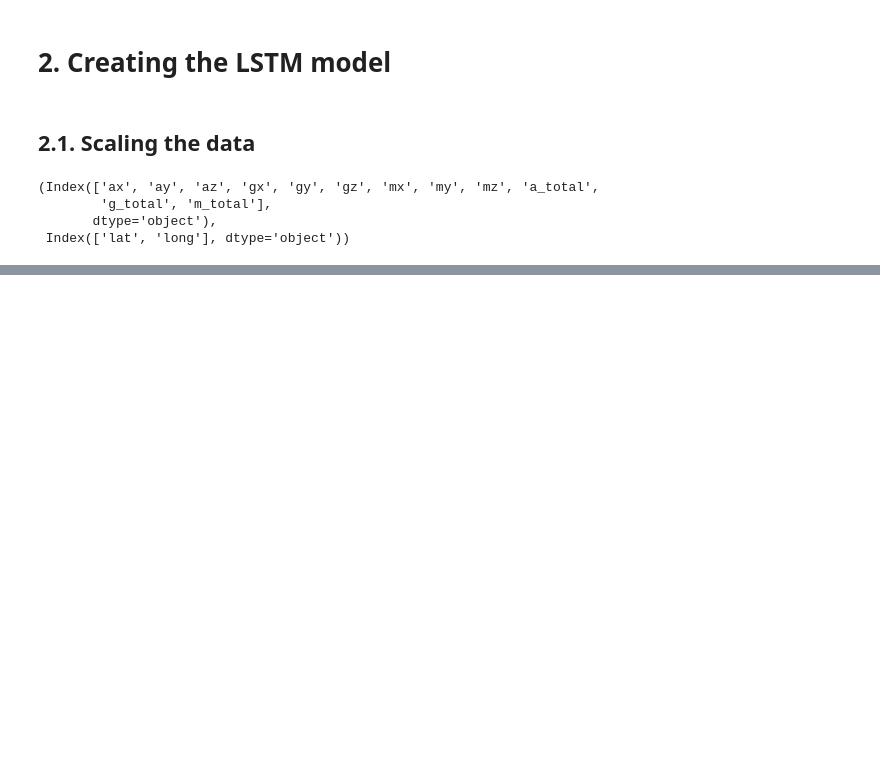
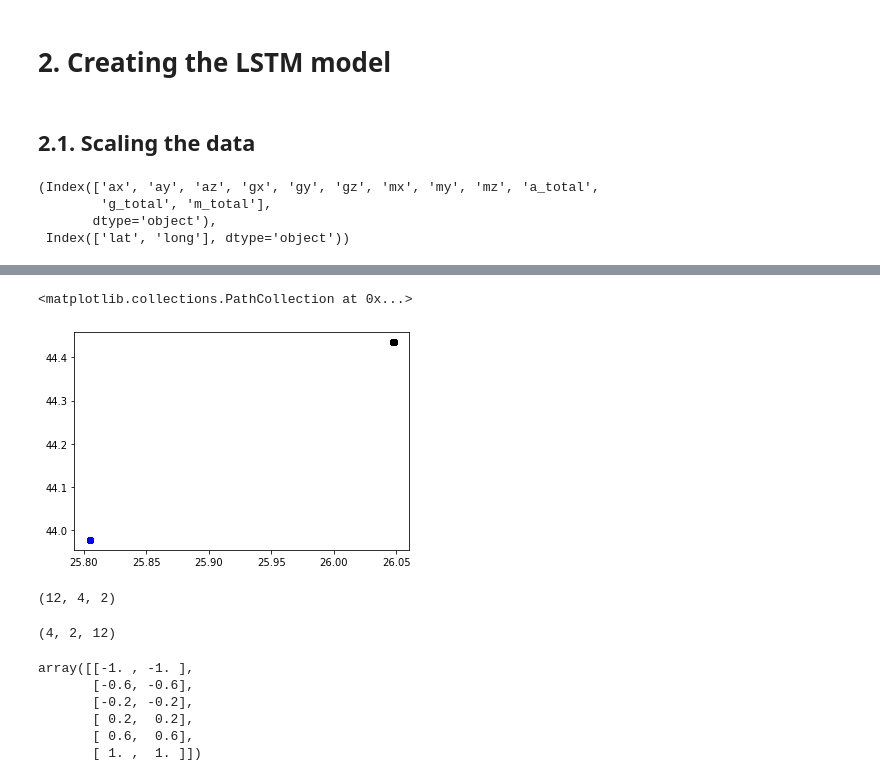
Before and after one commit to enacheandrei7/indoor-localization-dnn-knn-lstm, a Jupyter notebook: pdr_estimation_lstm/PDR_test.ipynb, the cells around one changed output, grey strips where cells are left out. Saved outputs shown, nothing was run; the diff lists cells and outputs as text; code cells hidden in the pictures; blank space fills up the shorter version.

```diff
--- a/pdr_estimation_lstm/PDR_test.ipynb
+++ b/pdr_estimation_lstm/PDR_test.ipynb
@@ -64,6 +64,6 @@ df_sensor_and_loc
 | 19:09:27:18 | 2.140686000000000 | 0.043701172000000 | 9.170044000000001 | -0.590530400000000 | 0.304031370000000 | 0.046325684000000 | 23.100280000000001 | -13.949585000000001 | -261.749270000000024 | 9.416695455676912 | 0.665813259304968 | ... |
 31074 rows × 14 columns
 # %%
-data = df_sensor_and_loc.copy(deep=True)[::1]
+data = df_sensor_and_loc.copy(deep=True)[::10]
 data.shape
 # %% [output]
@@ -99,6 +99,6 @@ X_scaled = scaler.fit_transform(attributes)
 # %%
 
 # Apply PCA with 3 desired components
-pca = PCA(n_components=pca_components)
-X_pca = pca.fit_transform(X_scaled)
-X_pca.shape
+# pca = PCA(n_components=pca_components)
+# X_pca = pca.fit_transform(X_scaled)
+# X_pca.shape
@@ -109,7 +107,7 @@ X = []
 
 for i in range(pca_components): #number of attributes columns
     X.append([])
-    for j in range(backcandles, X_pca.shape[0]):
+    for j in range(backcandles, X_scaled.shape[0]):
         X[i].append(X_pca[j-backcandles:j, i])
 
 # move axis from 0 to position 2
@@ -238,3 +269,6 @@ y_pred, y_test
 # %%
-# plt.scatter(y_test[:, 1], y_test[:, 0], color='black', label='Test')
+plt.scatter(y_test[:, 1], y_test[:, 0], color='black', label='Test')
 plt.scatter(y_pred[:, 1], y_pred[:, 0], color='blue', label='Pred')
+# %% [output]
+<matplotlib.collections.PathCollection at 0x...>
+[figure, added]
@@ -240,0 +314,10 @@ plt.scatter(y_pred[:, 1], y_pred[:, 0], color='blue', label='Pred')
+# %%
+test =np.array(test)
+test.shape
+# %% [output]
+(12, 4, 2)
+# %%
+test = np.moveaxis(test, [0], [2])
+test.shape
+# %% [output]
+(4, 2, 12)
@@ -240,0 +327,11 @@ plt.scatter(y_pred[:, 1], y_pred[:, 0], color='blue', label='Pred')
+# %%
+sc_attributes = MinMaxScaler(feature_range=(-1, 1))
+attributes_scaled = sc_attributes.fit_transform(d_t.iloc[:, :2])
+attributes_scaled
+# %% [output]
+array([[-1. , -1. ],
+       [-0.6, -0.6],
+       [-0.2, -0.2],
+       [ 0.2,  0.2],
+       [ 0.6,  0.6],
+       [ 1. ,  1. ]])
```
Also changed, not shown: parts of 10 cells of this notebook, 1 other file.
